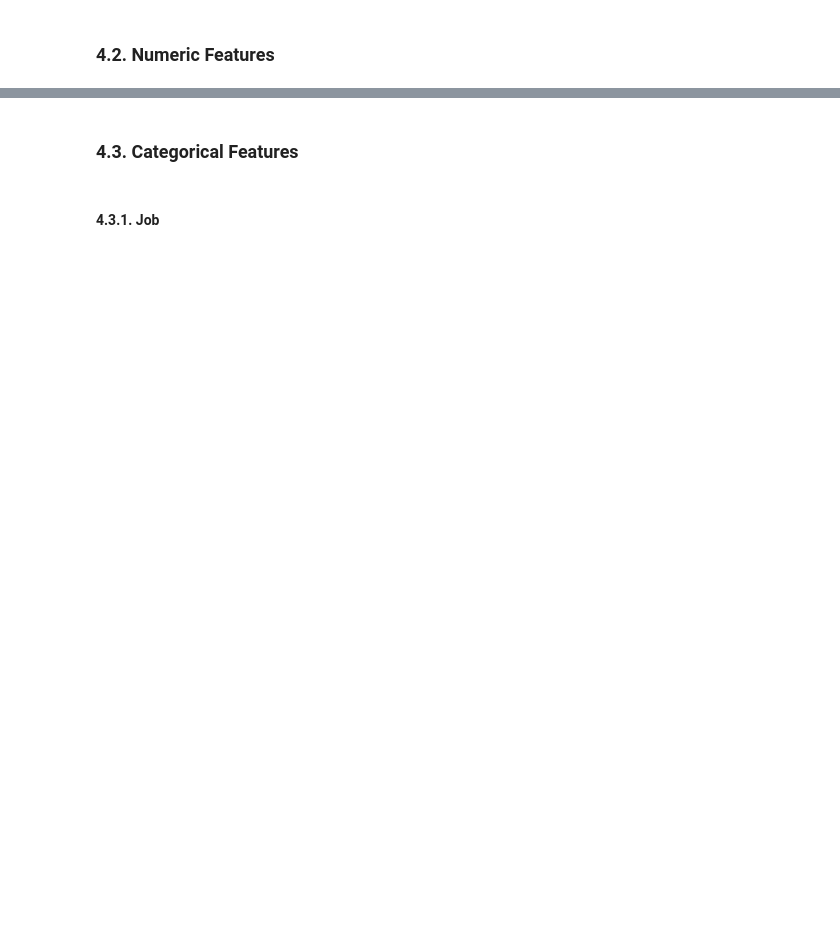
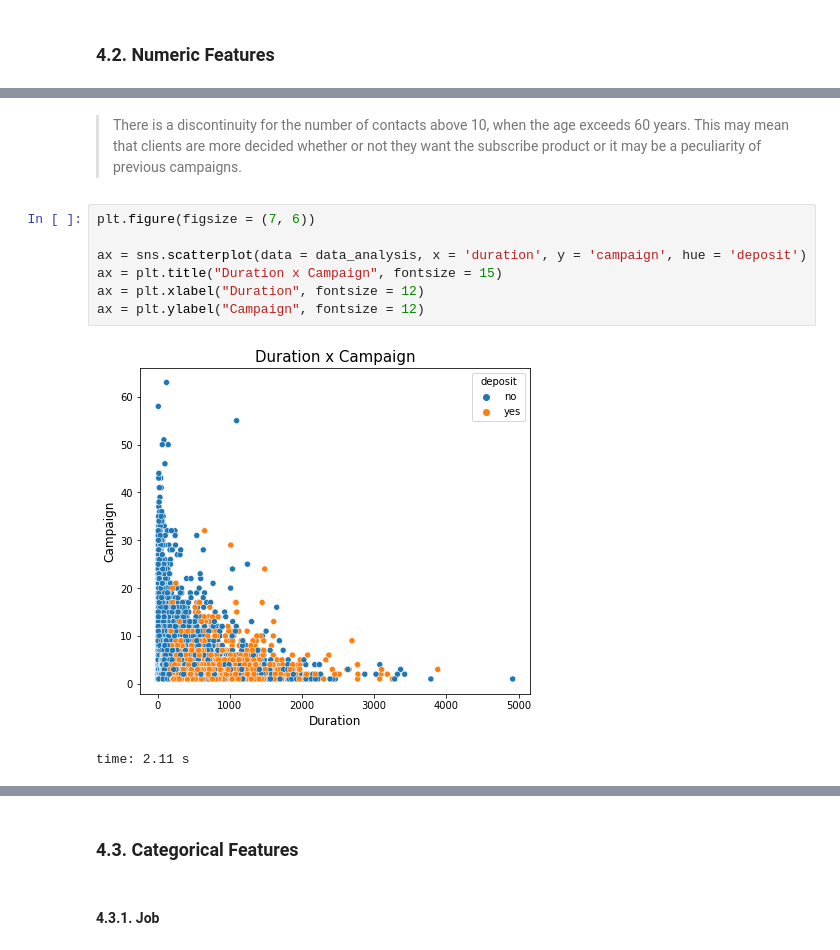
Before and after one commit to vitorlavor/Project2, a Jupyter notebook: ProjectBankMarketing.ipynb, the cells around one changed output, grey strips where cells are left out. Saved outputs shown, nothing was run; the diff lists cells and outputs as text; blank space fills up the shorter version.

```diff
--- a/ProjectBankMarketing.ipynb
+++ b/ProjectBankMarketing.ipynb
@@ -420,0 +332,12 @@ sns.pairplot(dataset[var], hue = 'deposit')
+# %% [markdown]
+> There is a discontinuity for the number of contacts above 10, when the age exceeds 60 years. This may mean that clients are more decided whether or not they want the subscribe product or it may be a peculiarity of previous campaigns.
+# %%
+plt.figure(figsize = (7, 6))
+
+ax = sns.scatterplot(data = data_analysis, x = 'duration', y = 'campaign', hue = 'deposit')
+ax = plt.title("Duration x Campaign", fontsize = 15)
+ax = plt.xlabel("Duration", fontsize = 12)
+ax = plt.ylabel("Campaign", fontsize = 12)
+# %% [output]
+[figure, added]
+time: 2.11 s
```
Also changed, not shown: parts of 202 cells of this notebook.
